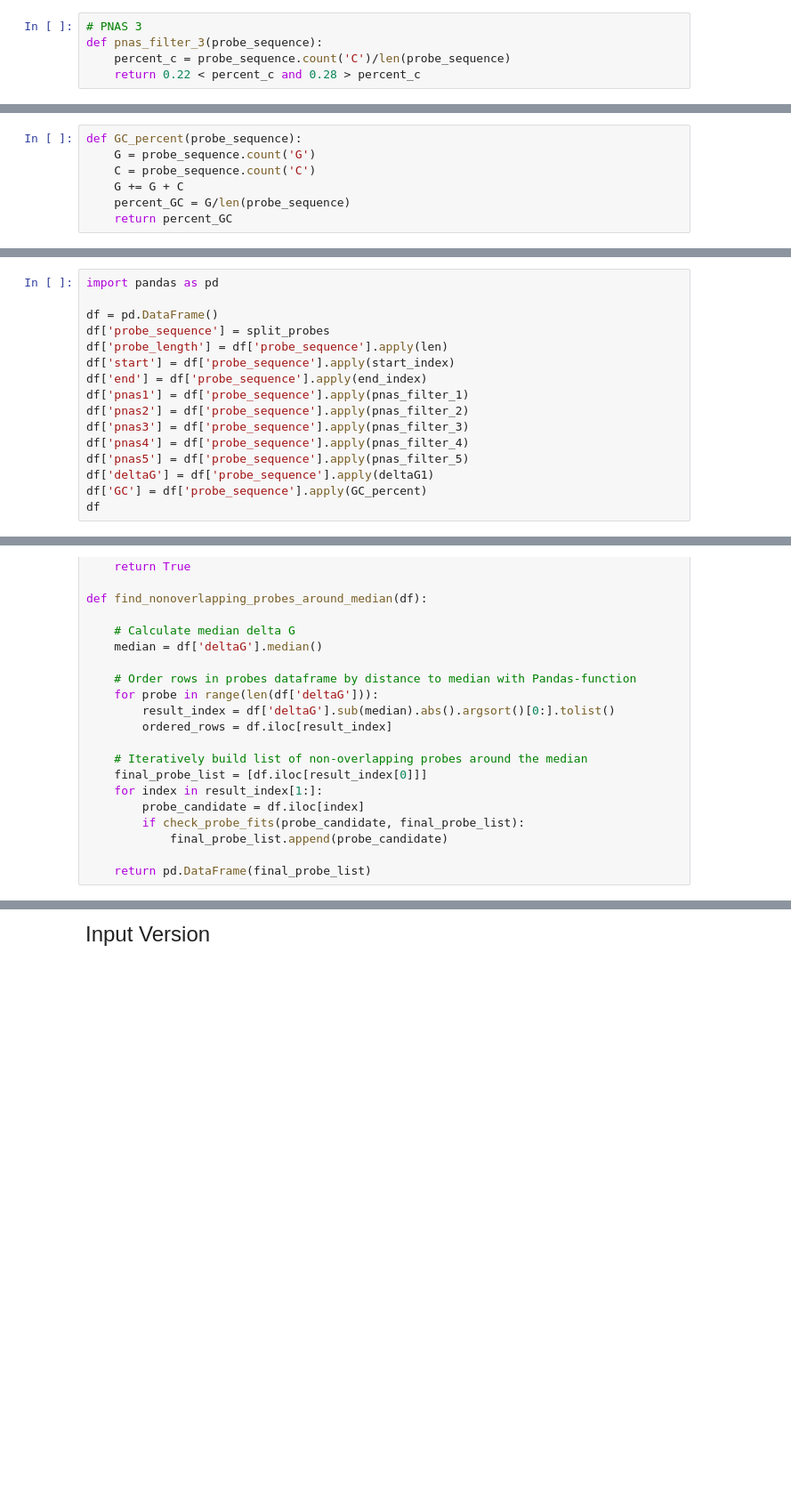
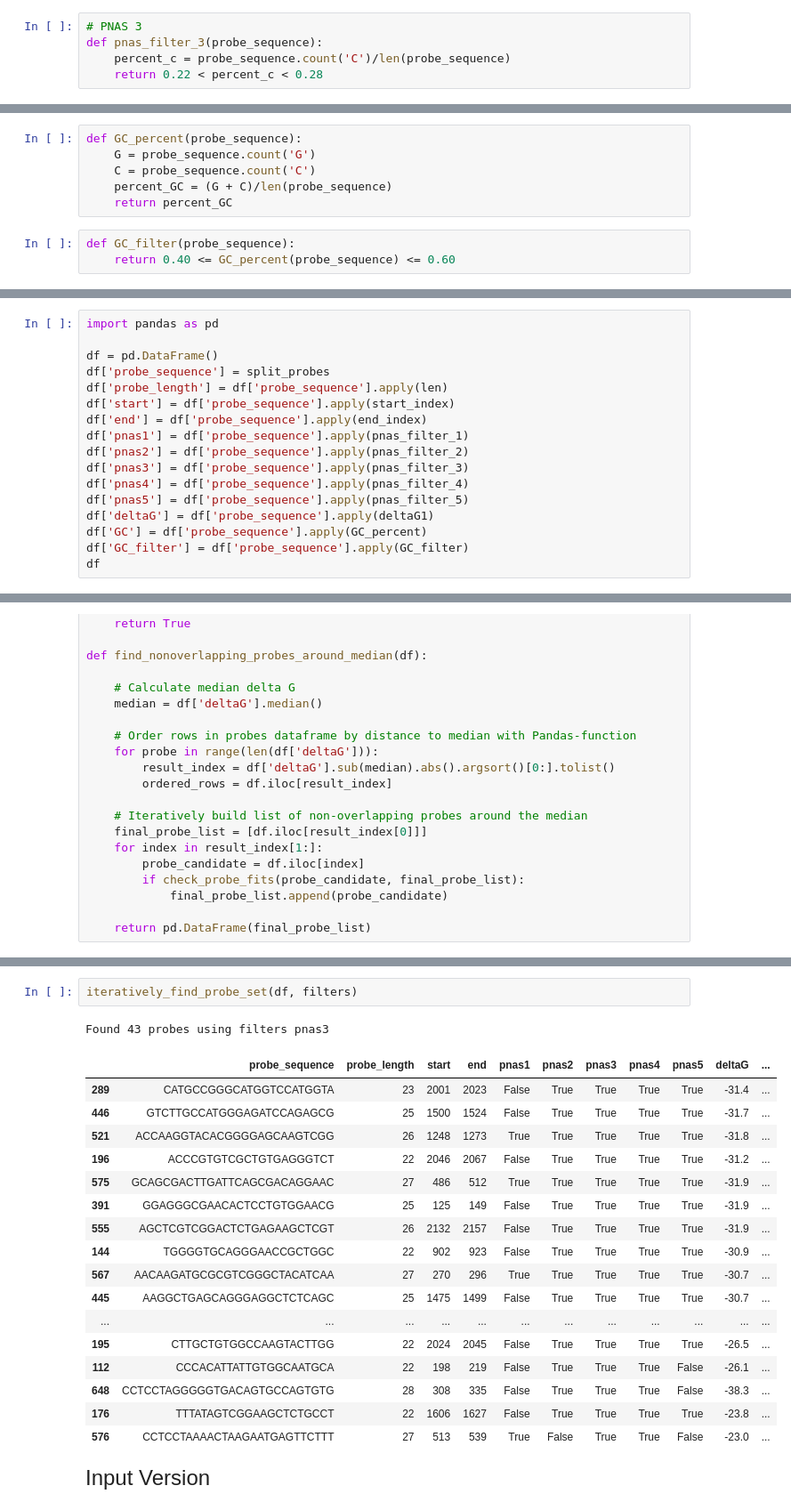
Before and after one commit to DasLab/smiFISH-Probes, a Jupyter notebook: Probe_design.ipynb, the cells around one changed output, grey strips where cells are left out. Shown: that part at 89% size. Saved outputs shown, nothing was run; the diff lists cells and outputs as text; blank space fills up the shorter version.

```diff
--- a/Probe_design.ipynb
+++ b/Probe_design.ipynb
@@ -43,7 +43,7 @@ def pnas_filter_2(probe_sequence):
 # PNAS 3
 def pnas_filter_3(probe_sequence):
     percent_c = probe_sequence.count('C')/len(probe_sequence)
-    return 0.22 < percent_c and 0.28 > percent_c
+    return 0.22 < percent_c < 0.28
 # %%
 # PNAS 4
 def pnas_filter_4(probe_sequence):
@@ -85,9 +85,11 @@ Percent of GC:
 def GC_percent(probe_sequence):
     G = probe_sequence.count('G')
     C = probe_sequence.count('C')
-    G += G + C
-    percent_GC = G/len(probe_sequence)
+    percent_GC = (G + C)/len(probe_sequence)
     return percent_GC
+# %%
+def GC_filter(probe_sequence):
+    return 0.40 <= GC_percent(probe_sequence) <= 0.60
 # %% [markdown]
 Start and end indexes:
 # %%
@@ -116,6 +118,7 @@ df['pnas4'] = df['probe_sequence'].apply(pnas_filter_4)
 df['pnas5'] = df['probe_sequence'].apply(pnas_filter_5)
 df['deltaG'] = df['probe_sequence'].apply(deltaG1)
 df['GC'] = df['probe_sequence'].apply(GC_percent)
+df['GC_filter'] = df['probe_sequence'].apply(GC_filter)
 df
 # %% [output]
 |  | probe_sequence | probe_length | start | end | pnas1 | pnas2 | pnas3 | pnas4 | pnas5 | deltaG | ... |
@@ -198,3 +215,24 @@ def find_nonoverlapping_probes_around_median(df):
+# %%
+iteratively_find_probe_set(df, filters)
+# %% [output]
+Found 43 probes using filters pnas3
+|  | probe_sequence | probe_length | start | end | pnas1 | pnas2 | pnas3 | pnas4 | pnas5 | deltaG | ... |
+| 289 | CATGCCGGGCATGGTCCATGGTA | 23 | 2001 | 2023 | False | True | True | True | True | -31.4 | ... |
+| 446 | GTCTTGCCATGGGAGATCCAGAGCG | 25 | 1500 | 1524 | False | True | True | True | True | -31.7 | ... |
+| 521 | ACCAAGGTACACGGGGAGCAAGTCGG | 26 | 1248 | 1273 | True | True | True | True | True | -31.8 | ... |
+| 196 | ACCCGTGTCGCTGTGAGGGTCT | 22 | 2046 | 2067 | False | True | True | True | True | -31.2 | ... |
+| 575 | GCAGCGACTTGATTCAGCGACAGGAAC | 27 | 486 | 512 | True | True | True | True | True | -31.9 | ... |
+| 391 | GGAGGGCGAACACTCCTGTGGAACG | 25 | 125 | 149 | False | True | True | True | True | -31.9 | ... |
+| 555 | AGCTCGTCGGACTCTGAGAAGCTCGT | 26 | 2132 | 2157 | False | True | True | True | True | -31.9 | ... |
+| 144 | TGGGGTGCAGGGAACCGCTGGC | 22 | 902 | 923 | False | True | True | True | True | -30.9 | ... |
+| 567 | AACAAGATGCGCGTCGGGCTACATCAA | 27 | 270 | 296 | True | True | True | True | True | -30.7 | ... |
+| 445 | AAGGCTGAGCAGGGAGGCTCTCAGC | 25 | 1475 | 1499 | False | True | True | True | True | -30.7 | ... |
+| ... | ... | ... | ... | ... | ... | ... | ... | ... | ... | ... | ... |
+| 195 | CTTGCTGTGGCCAAGTACTTGG | 22 | 2024 | 2045 | False | True | True | True | True | -26.5 | ... |
+| 112 | CCCACATTATTGTGGCAATGCA | 22 | 198 | 219 | False | True | True | True | False | -26.1 | ... |
+| 648 | CCTCCTAGGGGGTGACAGTGCCAGTGTG | 28 | 308 | 335 | False | True | True | True | False | -38.3 | ... |
+| 176 | TTTATAGTCGGAAGCTCTGCCT | 22 | 1606 | 1627 | False | True | True | True | True | -23.8 | ... |
+| 576 | CCTCCTAAAACTAAGAATGAGTTCTTT | 27 | 513 | 539 | True | False | True | True | False | -23.0 | ... |
 # %% [markdown]
 <font size="5">Input Version</font>
 # %%
```
Also changed, not shown: parts of 2 cells of this notebook.
